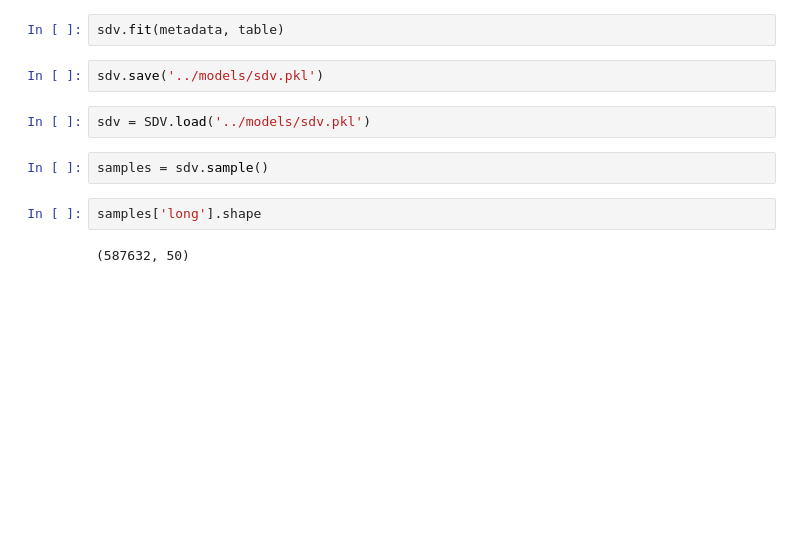
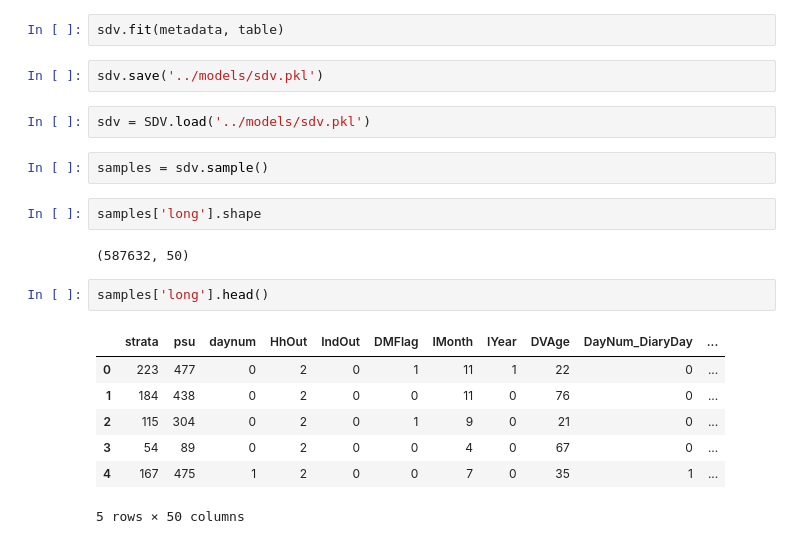
Before and after one commit to roshan-pandey/synthetic-data-gen, a Jupyter notebook: src/synth-data-svd.ipynb, the cells around one changed output. Drawn from its saved outputs; the diff is of its cells as text; blank space fills up the shorter version.

```diff
--- a/src/synth-data-svd.ipynb
+++ b/src/synth-data-svd.ipynb
@@ -37,6 +39,16 @@ samples = sdv.sample()
 samples['long'].shape
 # %% [output]
 (587632, 50)
+# %%
+samples['long'].head()
+# %% [output]
+|  | strata | psu | daynum | HhOut | IndOut | DMFlag | IMonth | IYear | DVAge | DayNum_DiaryDay | ... |
+| 0 | 223 | 477 | 0 | 2 | 0 | 1 | 11 | 1 | 22 | 0 | ... |
+| 1 | 184 | 438 | 0 | 2 | 0 | 0 | 11 | 0 | 76 | 0 | ... |
+| 2 | 115 | 304 | 0 | 2 | 0 | 1 | 9 | 0 | 21 | 0 | ... |
+| 3 | 54 | 89 | 0 | 2 | 0 | 0 | 4 | 0 | 67 | 0 | ... |
+| 4 | 167 | 475 | 1 | 2 | 0 | 0 | 7 | 0 | 35 | 1 | ... |
+5 rows × 50 columns
 # %%
 sns.heatmap(samples['long'].corr())
 # %% [output]
```
Also changed, not shown: parts of 6 cells of this notebook, 2 other files.
